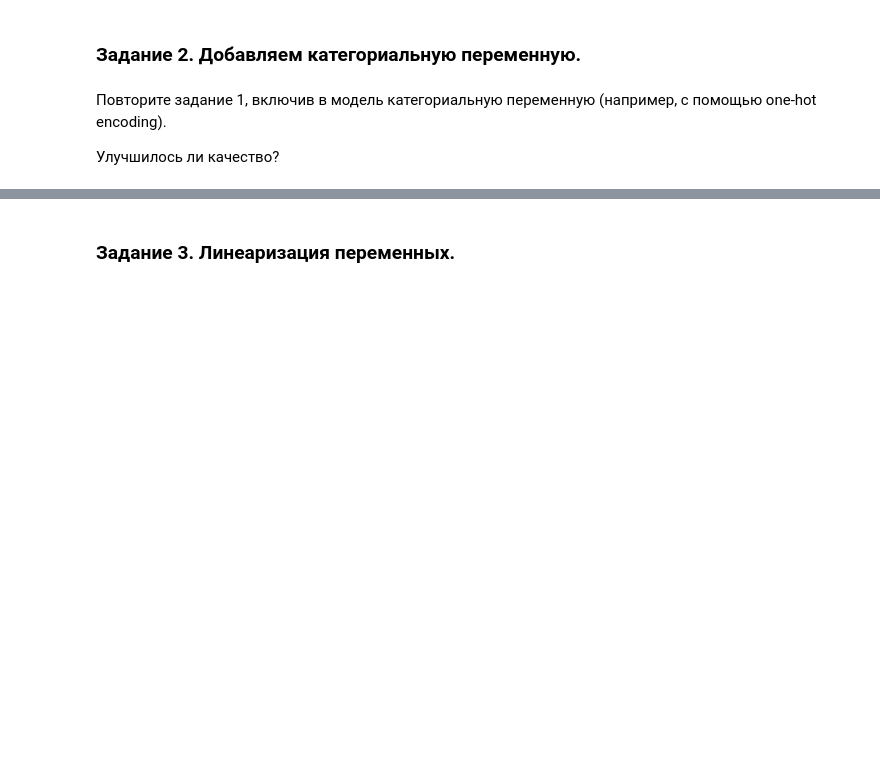
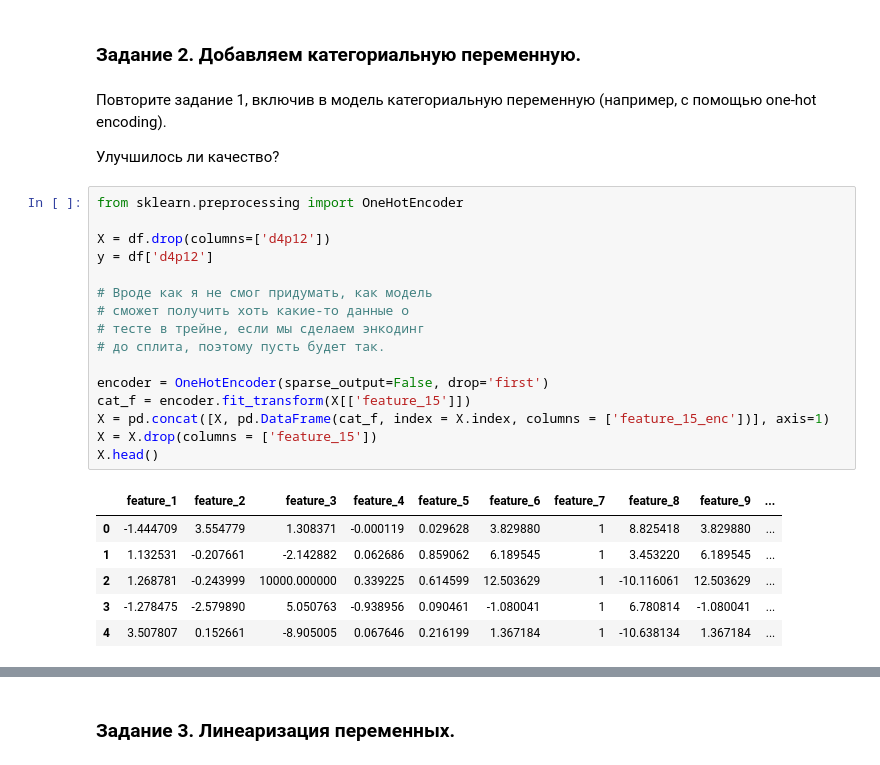
Before and after one commit to OVvvERLORD/tbank_risk_intensive, a Jupyter notebook: tbank_risk_hw3_bartia.ipynb, the cells around one changed output, grey strips where cells are left out. Drawn from its saved outputs; the diff is of its cells as text; blank space fills up the shorter version.

```diff
--- a/tbank_risk_hw3_bartia.ipynb
+++ b/tbank_risk_hw3_bartia.ipynb
@@ -700,3 +700,26 @@ Test: AUC = 0.714 IV = 0.637 R_sqr = 0.983
 Повторите задание 1, включив в модель категориальную переменную (например, с помощью one-hot encoding).
 
 Улучшилось ли качество?
+# %%
+from sklearn.preprocessing import OneHotEncoder
+
+X = df.drop(columns=['d4p12'])
+y = df['d4p12']
+
+# Вроде как я не смог придумать, как модель
+# сможет получить хоть какие-то данные о
+# тесте в трейне, если мы сделаем энкодинг
+# до сплита, поэтому пусть будет так.
+
+encoder = OneHotEncoder(sparse_output=False, drop='first')
+cat_f = encoder.fit_transform(X[['feature_15']])
+X = pd.concat([X, pd.DataFrame(cat_f, index = X.index, columns = ['feature_15_enc'])], axis=1)
+X = X.drop(columns = ['feature_15'])
+X.head()
+# %% [output]
+|  | feature_1 | feature_2 | feature_3 | feature_4 | feature_5 | feature_6 | feature_7 | feature_8 | feature_9 | ... |
+| 0 | -1.444709 | 3.554779 | 1.308371 | -0.000119 | 0.029628 | 3.829880 | 1 | 8.825418 | 3.829880 | ... |
+| 1 | 1.132531 | -0.207661 | -2.142882 | 0.062686 | 0.859062 | 6.189545 | 1 | 3.453220 | 6.189545 | ... |
+| 2 | 1.268781 | -0.243999 | 10000.000000 | 0.339225 | 0.614599 | 12.503629 | 1 | -10.116061 | 12.503629 | ... |
+| 3 | -1.278475 | -2.579890 | 5.050763 | -0.938956 | 0.090461 | -1.080041 | 1 | 6.780814 | -1.080041 | ... |
+| 4 | 3.507807 | 0.152661 | -8.905005 | 0.067646 | 0.216199 | 1.367184 | 1 | -10.638134 | 1.367184 | ... |
```
Also changed, not shown: parts of 8 cells of this notebook.
